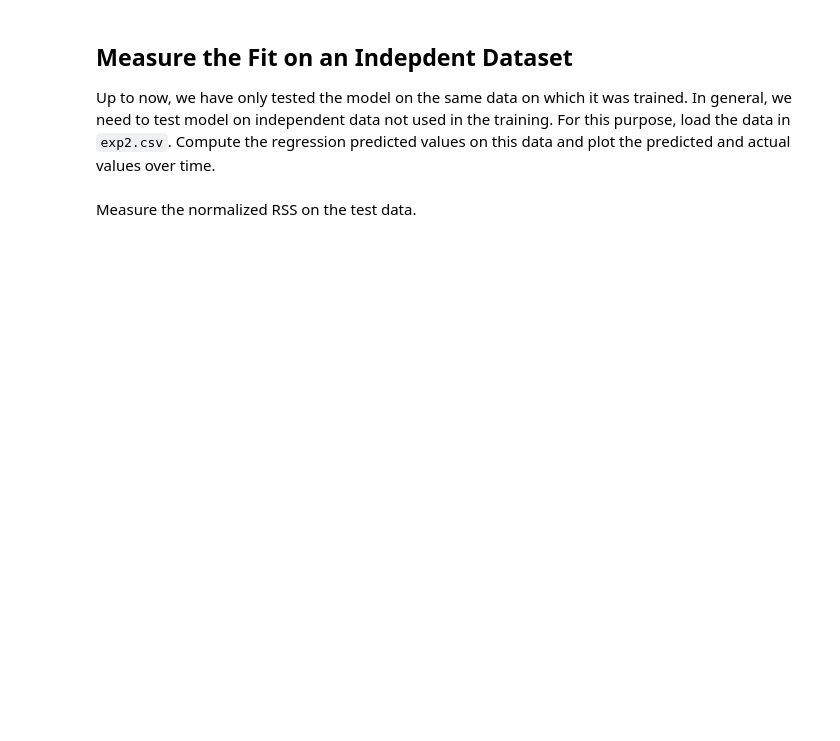
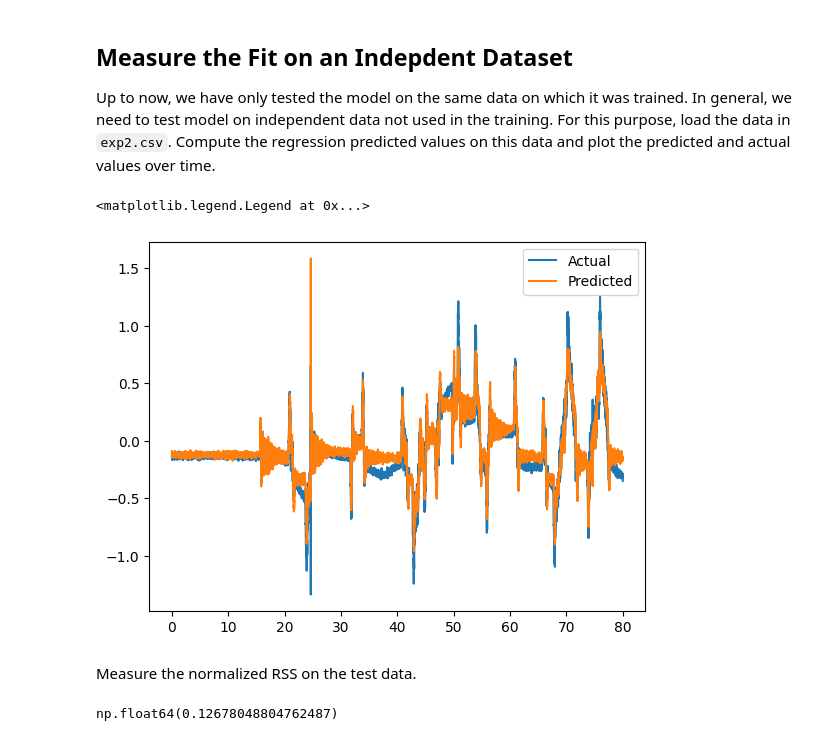
Before and after one commit to DotBion/introml-dl, a Jupyter notebook: Copy_of_lab_robot_calib_partial.ipynb, the cells around one changed output. Drawn from its saved outputs; the diff is of its cells as text; code cells hidden in the pictures; blank space fills up the shorter version.

```diff
--- a/Copy_of_lab_robot_calib_partial.ipynb
+++ b/Copy_of_lab_robot_calib_partial.ipynb
@@ -105,2 +131,14 @@ Up to now, we have only tested the model on the same data on which it was traine
+# %%
+# TODO
+df_test = pd.read_csv('exp2.csv', names=names, index_col=0)
+ytest = df_test['I2']
+Xtest = df_test[['q2','dq2','eps21', 'eps22', 'eps31', 'eps32','ddq2']]
+ytest_pred = regr.predict(Xtest)
+plt.plot(t, ytest, label='Actual')
+plt.plot(t, ytest_pred, label='Predicted')
+plt.legend()
+# %% [output]
+<matplotlib.legend.Legend at 0x...>
+[figure, added]
 # %% [markdown]
 Measure the normalized RSS on the test data.
@@ -109,0 +145,7 @@ Measure the normalized RSS on the test data.
+# %%
+# TODO
+RSS_test = np.sum((ytest - ytest_pred)**2)
+RSS_test /= (len(ytest) * np.var(ytest))
+RSS_test
+# %% [output]
+np.float64(0.12678048804762487)
```
Also changed, not shown: parts of 15 cells of this notebook.
